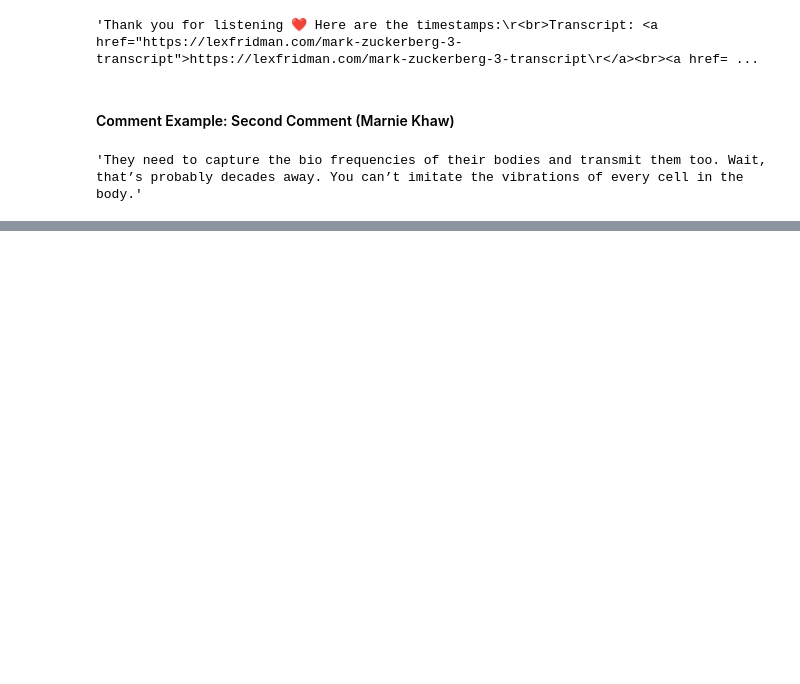
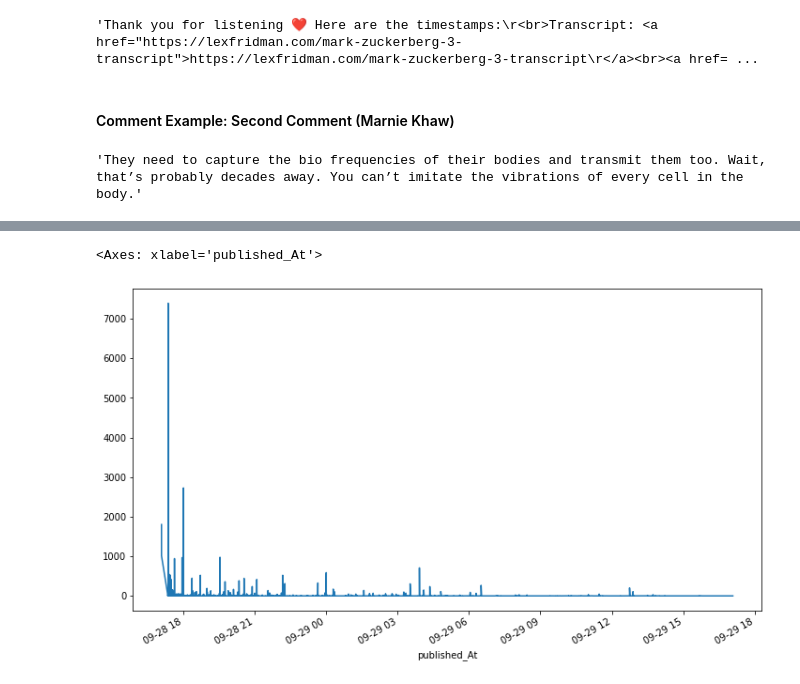
Before and after one commit to ShaneJett-DS/Metaverse_Sentiment_Analysis, a Jupyter notebook: data_eda.ipynb, the cells around one changed output, grey strips where cells are left out. Saved outputs shown, nothing was run; the diff lists cells and outputs as text; code cells hidden in the pictures; blank space fills up the shorter version.

```diff
--- a/data_cleaning.ipynb
+++ b/data_eda.ipynb
@@ -101,0 +121,5 @@ comments["text_Original"][1]
+# %%
+comments["published_At"] = pd.to_datetime(comments["published_At"])
+comments["updated_At"] = pd.to_datetime(comments["updated_At"])
+
+comments.dtypes
@@ -101,0 +145,5 @@ comments["text_Original"][1]
+# %%
+comments.set_index("published_At")["like_Count"].plot(figsize=(12,7))
+# %% [output]
+<Axes: xlabel='published_At'>
+[figure, added]
```
Also changed, not shown: parts of 7 cells of this notebook, 1 other file.
